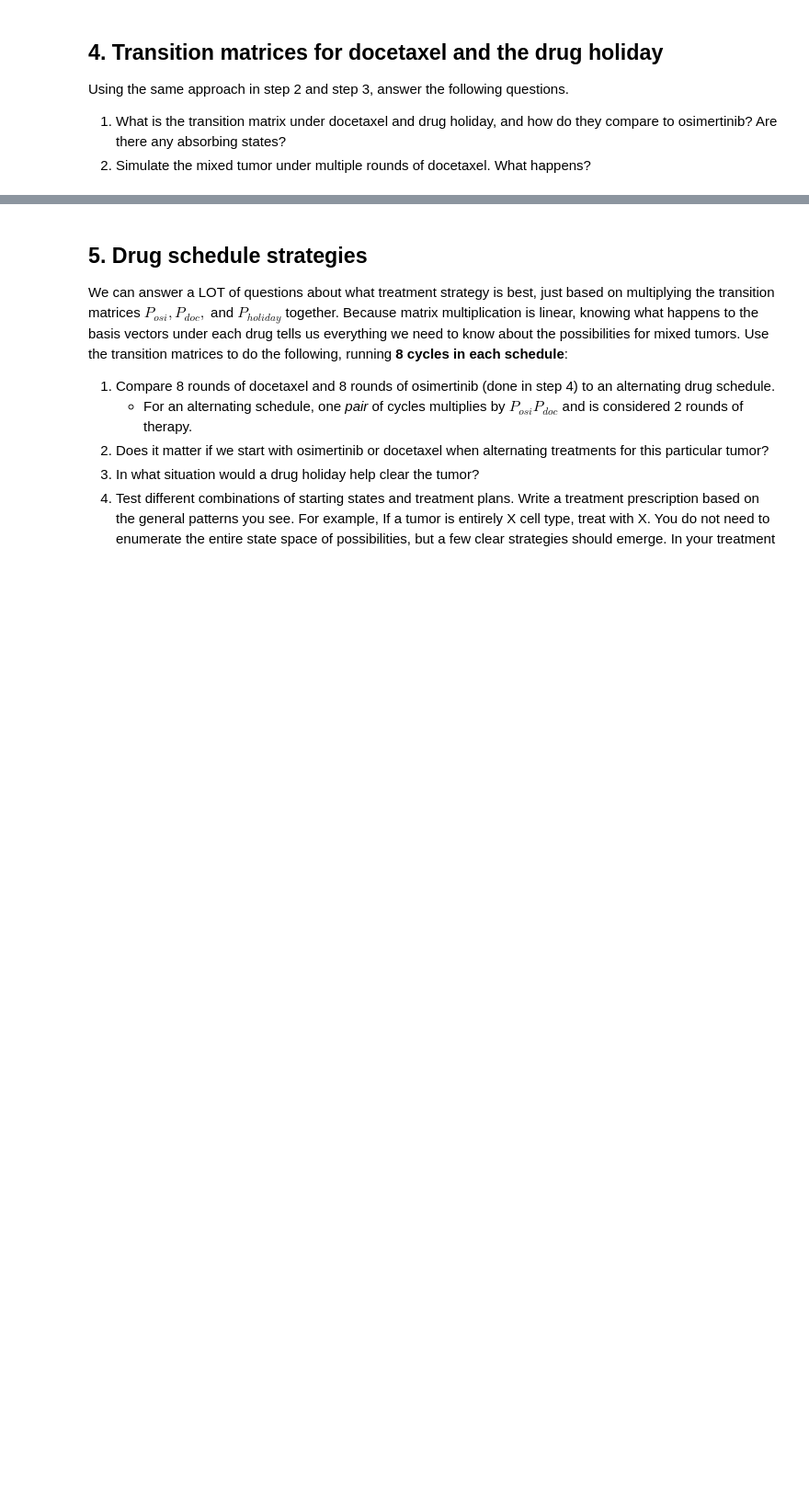
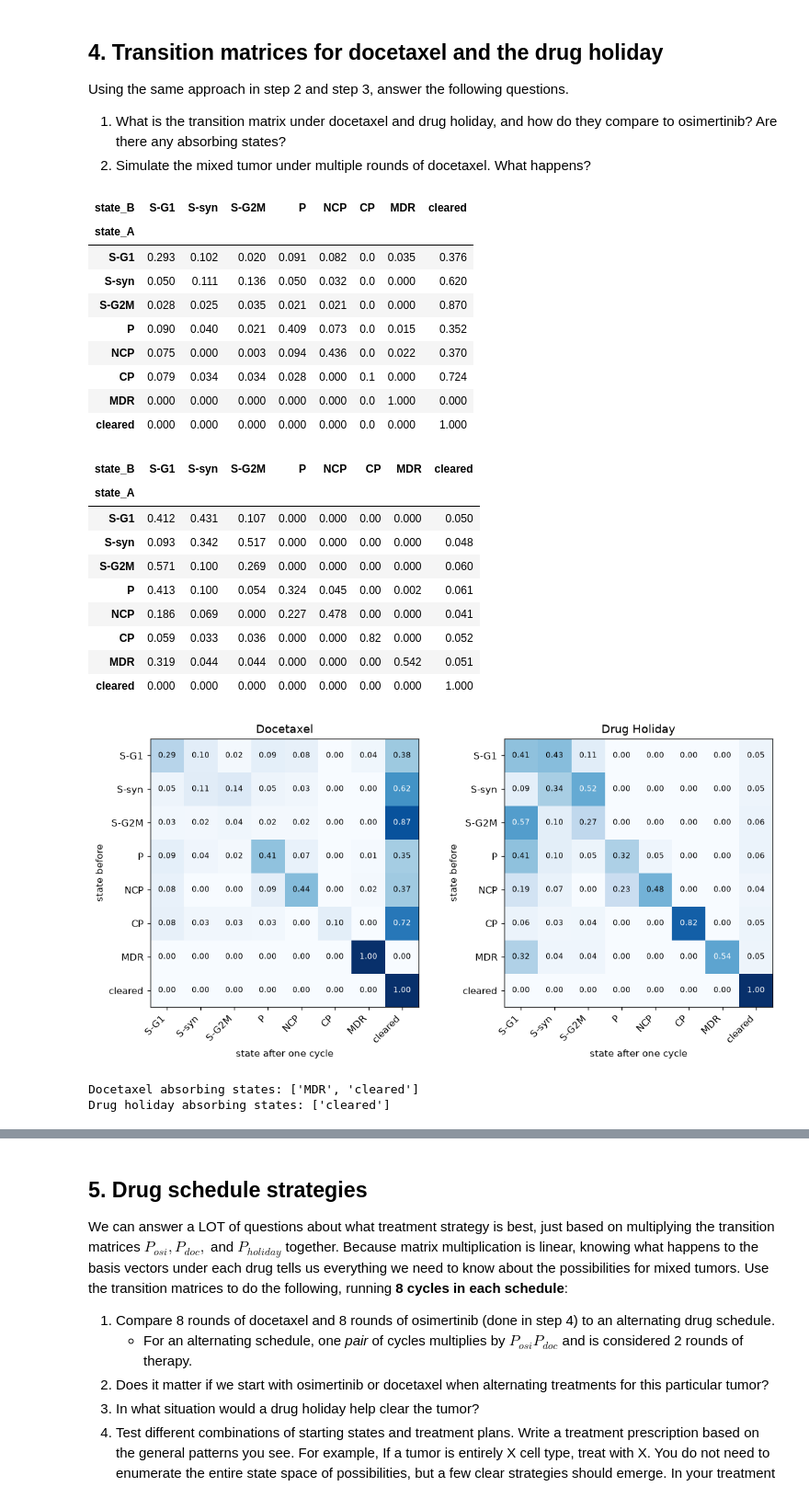
Before and after one commit to rayyan-siddiqui14/UU_F26_templates, a Jupyter notebook: Week10/thursday_lab/Lab09_markov_chain.ipynb, the cells around one changed output, grey strips where cells are left out. Shown at 92% size. Drawn from its saved outputs; the diff is of its cells as text; code cells hidden in the pictures; blank space fills up the shorter version.

```diff
--- a/Week10/thursday_lab/Lab09_markov_chain.ipynb
+++ b/Week10/thursday_lab/Lab09_markov_chain.ipynb
@@ -238,10 +332,69 @@ Using the same approach in step 2 and step 3, answer the following questions.
 1. What is the transition matrix under docetaxel and drug holiday, and how do they compare to osimertinib? Are there any absorbing states?
 2. Simulate the mixed tumor under multiple rounds of docetaxel. What happens?
 # %%
-##Add code here
-# keep these as 8x8 numpy arrays (with the cleared row): the random walks index rows by position
+def transition_matrix(drug):
+    data = cells[cells["experiment"] == drug]
+
+    a = data[data["timepoint"] == "A"][["lineage_tag", "state"]]
+    b = data[data["timepoint"] == "B"][["lineage_tag", "state"]]
+
+    pairs = pd.merge(a, b, on="lineage_tag",
+                     how="left", suffixes=("_A", "_B"))
+
+    pairs["state_B"] = pairs["state_B"].fillna("cleared")
+
+    counts = pd.crosstab(pairs["state_A"], pairs["state_B"])
+    counts = counts.reindex(index=STATES, columns=OUTCOMES, fill_value=0)
+
+    P = counts.div(counts.sum(axis=1), axis=0)
+    P.loc["cleared"] = [0] * len(STATES) + [1]
+
+    return P.loc[OUTCOMES, OUTCOMES]
+
+
 P_osi = P_hat.to_numpy()
+P_doc_df = transition_matrix("docetaxel")
+P_holiday_df = transition_matrix("untreated")
 
-P_doc = ...       # TODO
+P_doc = P_doc_df.to_numpy()
+P_holiday = P_holiday_df.to_numpy()
 
-P_holiday = ...   # TODO
+display(P_doc_df.round(3))
+display(P_holiday_df.round(3))
+
+fig, axes = plt.subplots(1, 2, figsize=(12, 5))
+show_matrix(P_doc_df, "Docetaxel", axes[0])
+show_matrix(P_holiday_df, "Drug Holiday", axes[1])
+plt.show()
+
+for name, P in [("Docetaxel", P_doc),
+                ("Drug holiday", P_holiday)]:
+    absorbing = [
+        OUTCOMES[i] for i in range(len(OUTCOMES))
+        if np.allclose(P[i], np.eye(len(OUTCOMES))[i])
+    ]
+    print(name, "absorbing states:", absorbing)
+# %% [output]
+| state_B | S-G1 | S-syn | S-G2M | P | NCP | CP | MDR | cleared |
+| state_A |  |  |  |  |  |  |  |  |
+| S-G1 | 0.293 | 0.102 | 0.020 | 0.091 | 0.082 | 0.0 | 0.035 | 0.376 |
+| S-syn | 0.050 | 0.111 | 0.136 | 0.050 | 0.032 | 0.0 | 0.000 | 0.620 |
+| S-G2M | 0.028 | 0.025 | 0.035 | 0.021 | 0.021 | 0.0 | 0.000 | 0.870 |
+| P | 0.090 | 0.040 | 0.021 | 0.409 | 0.073 | 0.0 | 0.015 | 0.352 |
+| NCP | 0.075 | 0.000 | 0.003 | 0.094 | 0.436 | 0.0 | 0.022 | 0.370 |
+| CP | 0.079 | 0.034 | 0.034 | 0.028 | 0.000 | 0.1 | 0.000 | 0.724 |
+| MDR | 0.000 | 0.000 | 0.000 | 0.000 | 0.000 | 0.0 | 1.000 | 0.000 |
+| cleared | 0.000 | 0.000 | 0.000 | 0.000 | 0.000 | 0.0 | 0.000 | 1.000 |
+| state_B | S-G1 | S-syn | S-G2M | P | NCP | CP | MDR | cleared |
+| state_A |  |  |  |  |  |  |  |  |
+| S-G1 | 0.412 | 0.431 | 0.107 | 0.000 | 0.000 | 0.00 | 0.000 | 0.050 |
+| S-syn | 0.093 | 0.342 | 0.517 | 0.000 | 0.000 | 0.00 | 0.000 | 0.048 |
+| S-G2M | 0.571 | 0.100 | 0.269 | 0.000 | 0.000 | 0.00 | 0.000 | 0.060 |
+| P | 0.413 | 0.100 | 0.054 | 0.324 | 0.045 | 0.00 | 0.002 | 0.061 |
+| NCP | 0.186 | 0.069 | 0.000 | 0.227 | 0.478 | 0.00 | 0.000 | 0.041 |
+| CP | 0.059 | 0.033 | 0.036 | 0.000 | 0.000 | 0.82 | 0.000 | 0.052 |
+| MDR | 0.319 | 0.044 | 0.044 | 0.000 | 0.000 | 0.00 | 0.542 | 0.051 |
+| cleared | 0.000 | 0.000 | 0.000 | 0.000 | 0.000 | 0.00 | 0.000 | 1.000 |
+[figure, added]
+Docetaxel absorbing states: ['MDR', 'cleared']
+Drug holiday absorbing states: ['cleared']
```
Also changed, not shown: parts of 27 cells of this notebook, 1 other file.
